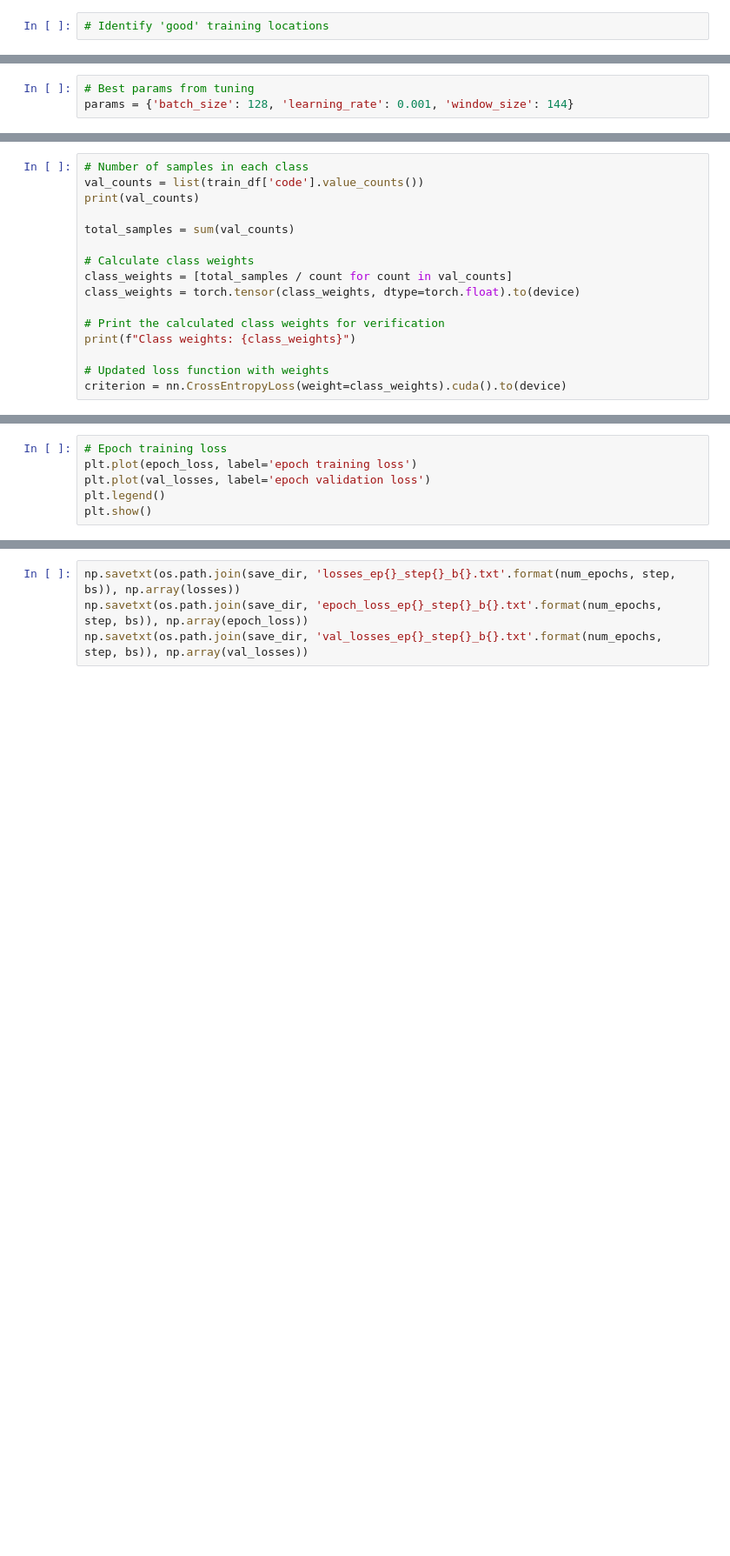
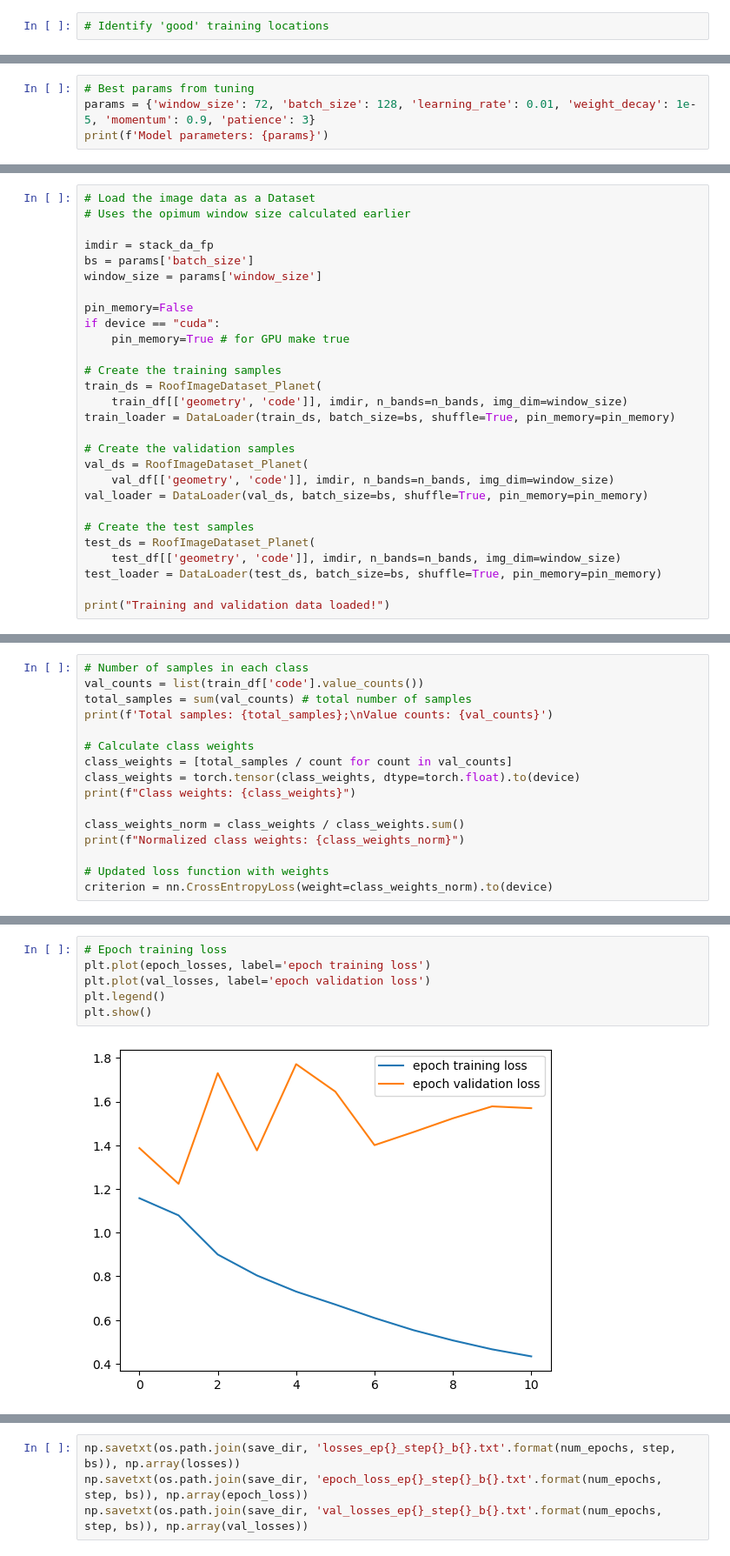
Before and after one commit to maxwellCcook/rooftop-mapping, a Jupyter notebook: code/04resnet18-training-dc.ipynb, the cells around one changed output, grey strips where cells are left out. Shown at 87% size. Saved outputs shown, nothing was run; the diff lists cells and outputs as text; blank space fills up the shorter version.

```diff
--- a/code/04resnet18-training-dc.ipynb
+++ b/code/04resnet18-training-dc.ipynb
@@ -373,3 +482,4 @@ del stack_da
 # %%
 # Best params from tuning
-params = {'batch_size': 128, 'learning_rate': 0.001, 'window_size': 144}
+params = {'window_size': 72, 'batch_size': 128, 'learning_rate': 0.01, 'weight_decay': 1e-5, 'momentum': 0.9, 'patience': 3}
+print(f'Model parameters: {params}')
@@ -427,0 +522,28 @@ lr_scheduler = optim.lr_scheduler.ReduceLROnPlateau(optimizer, mode='min', facto
+# %%
+# Load the image data as a Dataset
+# Uses the opimum window size calculated earlier
+
+imdir = stack_da_fp
+bs = params['batch_size']
+window_size = params['window_size']
+
+pin_memory=False
+if device == "cuda":
+    pin_memory=True # for GPU make true
+
+# Create the training samples
+train_ds = RoofImageDataset_Planet(
+    train_df[['geometry', 'code']], imdir, n_bands=n_bands, img_dim=window_size)
+train_loader = DataLoader(train_ds, batch_size=bs, shuffle=True, pin_memory=pin_memory)
+
+# Create the validation samples
+val_ds = RoofImageDataset_Planet(
+    val_df[['geometry', 'code']], imdir, n_bands=n_bands, img_dim=window_size)
+val_loader = DataLoader(val_ds, batch_size=bs, shuffle=True, pin_memory=pin_memory)
+
+# Create the test samples
+test_ds = RoofImageDataset_Planet(
+    test_df[['geometry', 'code']], imdir, n_bands=n_bands, img_dim=window_size)
+test_loader = DataLoader(test_ds, batch_size=bs, shuffle=True, pin_memory=pin_memory)
+
+print("Training and validation data loaded!")
@@ -428,16 +552,16 @@ lr_scheduler = optim.lr_scheduler.ReduceLROnPlateau(optimizer, mode='min', facto
 # %%
 # Number of samples in each class
 val_counts = list(train_df['code'].value_counts())
-print(val_counts)
-
-total_samples = sum(val_counts)
+total_samples = sum(val_counts) # total number of samples
+print(f'Total samples: {total_samples};\nValue counts: {val_counts}')
 
 # Calculate class weights
 class_weights = [total_samples / count for count in val_counts]
 class_weights = torch.tensor(class_weights, dtype=torch.float).to(device)
-
-# Print the calculated class weights for verification
 print(f"Class weights: {class_weights}")
 
+class_weights_norm = class_weights / class_weights.sum()
+print(f"Normalized class weights: {class_weights_norm}")
+
 # Updated loss function with weights
-criterion = nn.CrossEntropyLoss(weight=class_weights).cuda().to(device)
+criterion = nn.CrossEntropyLoss(weight=class_weights_norm).to(device)
@@ -533,8 +710,10 @@ plt.plot(np.array(losses)[:,1])
 # %%
 # Epoch training loss
-plt.plot(epoch_loss, label='epoch training loss')
+plt.plot(epoch_losses, label='epoch training loss')
 plt.plot(val_losses, label='epoch validation loss')
 plt.legend()
 plt.show()
+# %% [output]
+[figure, added]
 # %%
 os.getcwd()
```
Also changed, not shown: parts of 25 cells of this notebook, 6 other files.
